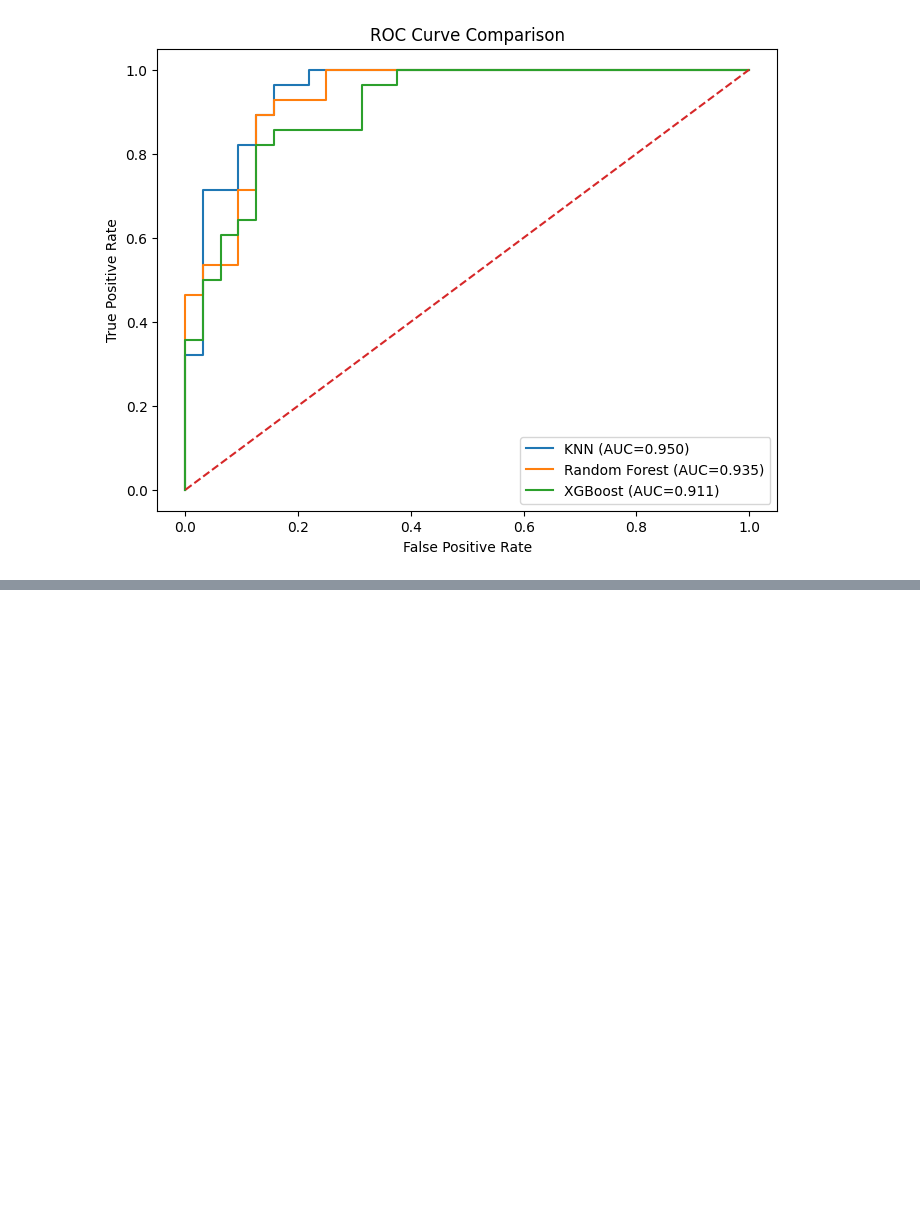
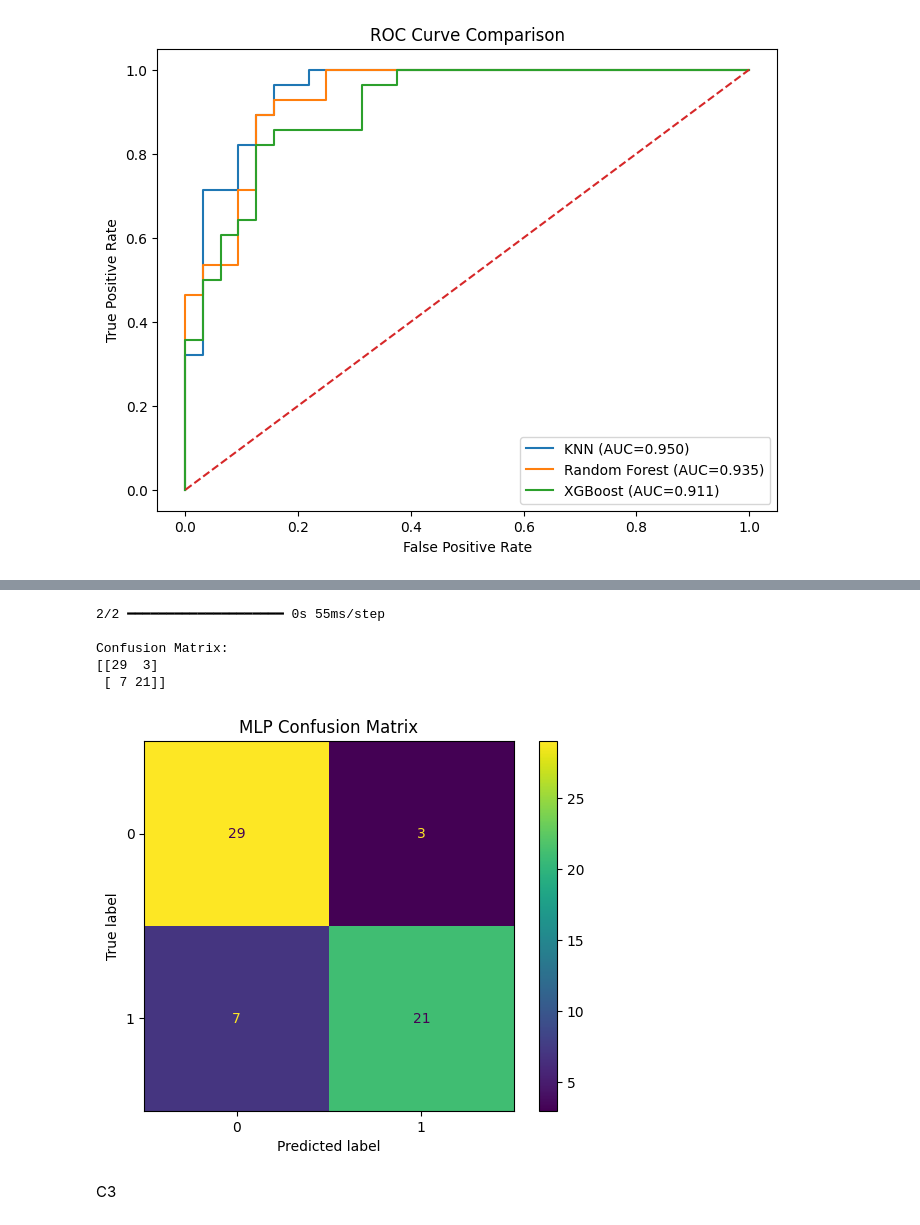
Before and after one commit to aneeqahabib/23i-2631_DM_4, a Jupyter notebook: 23i-2631.ipynb, the cells around one changed output, grey strips where cells are left out. Cells and saved outputs as stored; diff of their text form; code cells hidden in the pictures; blank space fills up the shorter version.

```diff
--- a/23i-2631.ipynb
+++ b/23i-2631.ipynb
@@ -956,0 +1077,20 @@ plt.show()
+# %%
+def build_model(layers, dropout_rate=0.0, lr=0.001):
+    model = Sequential()
+
+    model.add(Dense(layers[0], activation='relu', input_shape=(X_train.shape[1],)))
+
+    for units in layers[1:]:
+        model.add(Dense(units, activation='relu'))
+        if dropout_rate > 0:
+            model.add(Dropout(dropout_rate))
+
+    model.add(Dense(1, activation='sigmoid'))
+
+    model.compile(
+        optimizer=Adam(learning_rate=lr),
+        loss='binary_crossentropy',
+        metrics=['accuracy']
+    )
+
+    return model
@@ -956,0 +1143,7 @@ plt.show()
+# %%
+# SELECT BEST MODEL
+
+best_idx = results_df["Val F1"].idxmax()
+best_arch = architectures[results_df.loc[best_idx, "Architecture"]]
+
+print("\nBest Architecture:", results_df.loc[best_idx, "Architecture"])
@@ -956,0 +1251,22 @@ plt.show()
+# %%
+# FINAL TEST EVALUATION
+
+y_prob = final_model.predict(X_test)
+y_pred = (y_prob > 0.5).astype(int)
+
+print("\nConfusion Matrix:")
+cm = confusion_matrix(y_test, y_pred)
+print(cm)
+
+ConfusionMatrixDisplay(cm).plot()
+plt.title("MLP Confusion Matrix")
+plt.show()
+# %% [output]
+2/2 ━━━━━━━━━━━━━━━━━━━━ 0s 55ms/step
+
+Confusion Matrix:
+[[29  3]
+ [ 7 21]]
+[figure, added]
+# %% [markdown]
+C3
```
Also changed, not shown: parts of 31 cells of this notebook.
